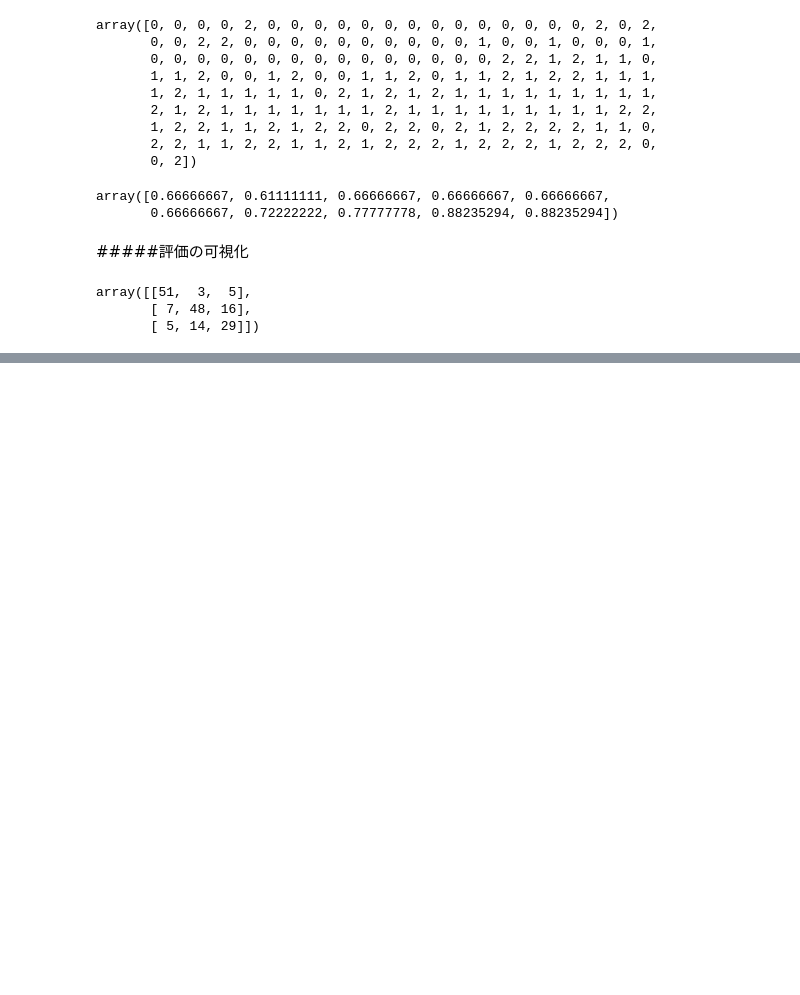
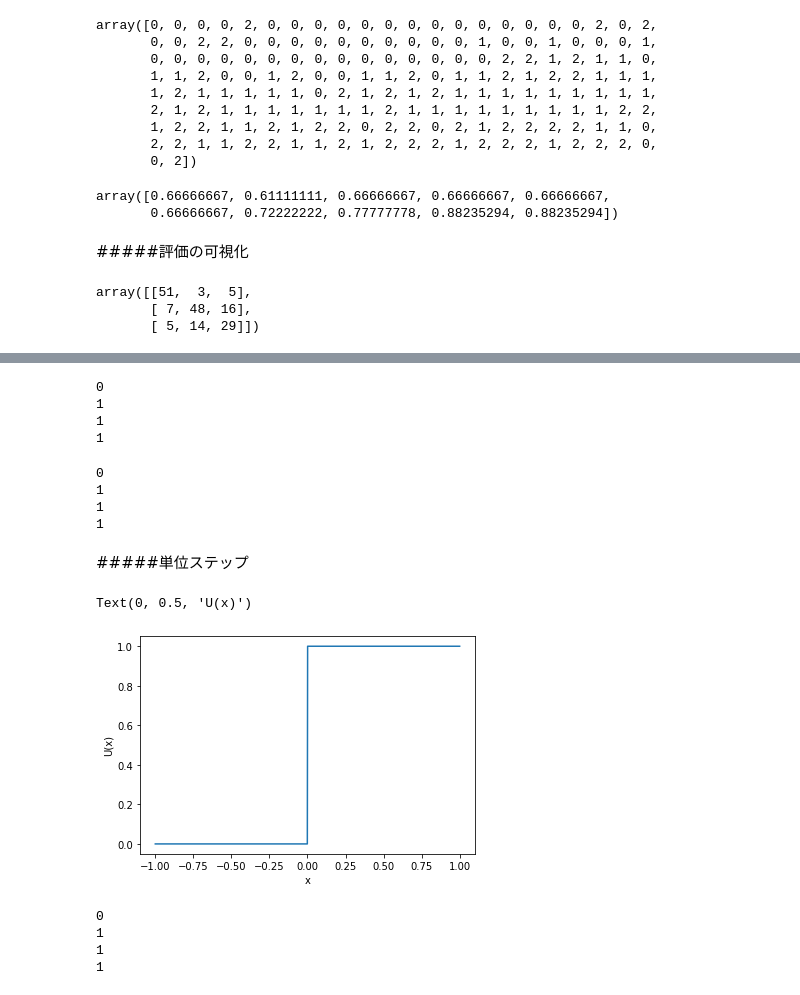
Before and after one commit to piropann/colab, a Jupyter notebook: Untitled0.ipynb, the cells around one changed output, grey strips where cells are left out. Cells and saved outputs as stored; diff of their text form; code cells hidden in the pictures; blank space fills up the shorter version.

```diff
--- a/Untitled0.ipynb
+++ b/Untitled0.ipynb
@@ -449,0 +484,10 @@ array([[51,  3,  5],
+# %%
+print(formal_neuron(0,0))
+print(formal_neuron(0,1))
+print(formal_neuron(1,0))
+print(formal_neuron(1,1))
+# %% [output]
+0
+1
+1
+1
@@ -449,0 +504,21 @@ array([[51,  3,  5],
+# %%
+print(formal_neuron(0,0))
+print(formal_neuron(0,1))
+print(formal_neuron(1,0))
+print(formal_neuron(1,1))
+# %% [output]
+0
+1
+1
+1
+# %% [markdown]
+#####単位ステップ
+# %%
+x = np.linspace(-1,1,1000)
+y=1*(x>0)
+plt.plot(x,y)
+plt.xlabel("x")
+plt.ylabel("U(x)")
+# %% [output]
+Text(0, 0.5, 'U(x)')
+[figure, added]
@@ -449,0 +532,10 @@ array([[51,  3,  5],
+# %%
+print(or_func(0,0))
+print(or_func(0,1))
+print(or_func(1,0))
+print(or_func(1,1))
+# %% [output]
+0
+1
+1
+1
```
Also changed, not shown: parts of 45 cells of this notebook.
